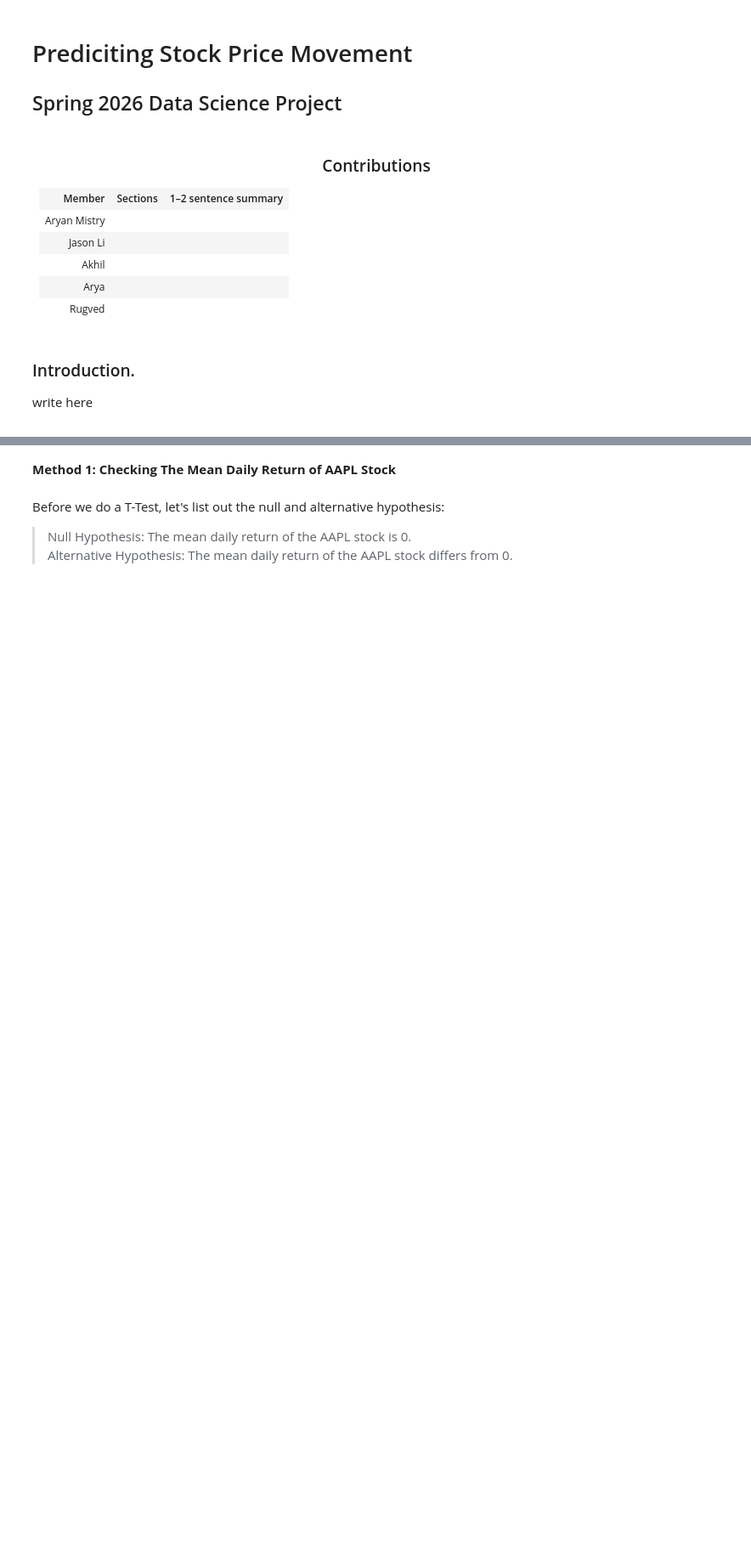
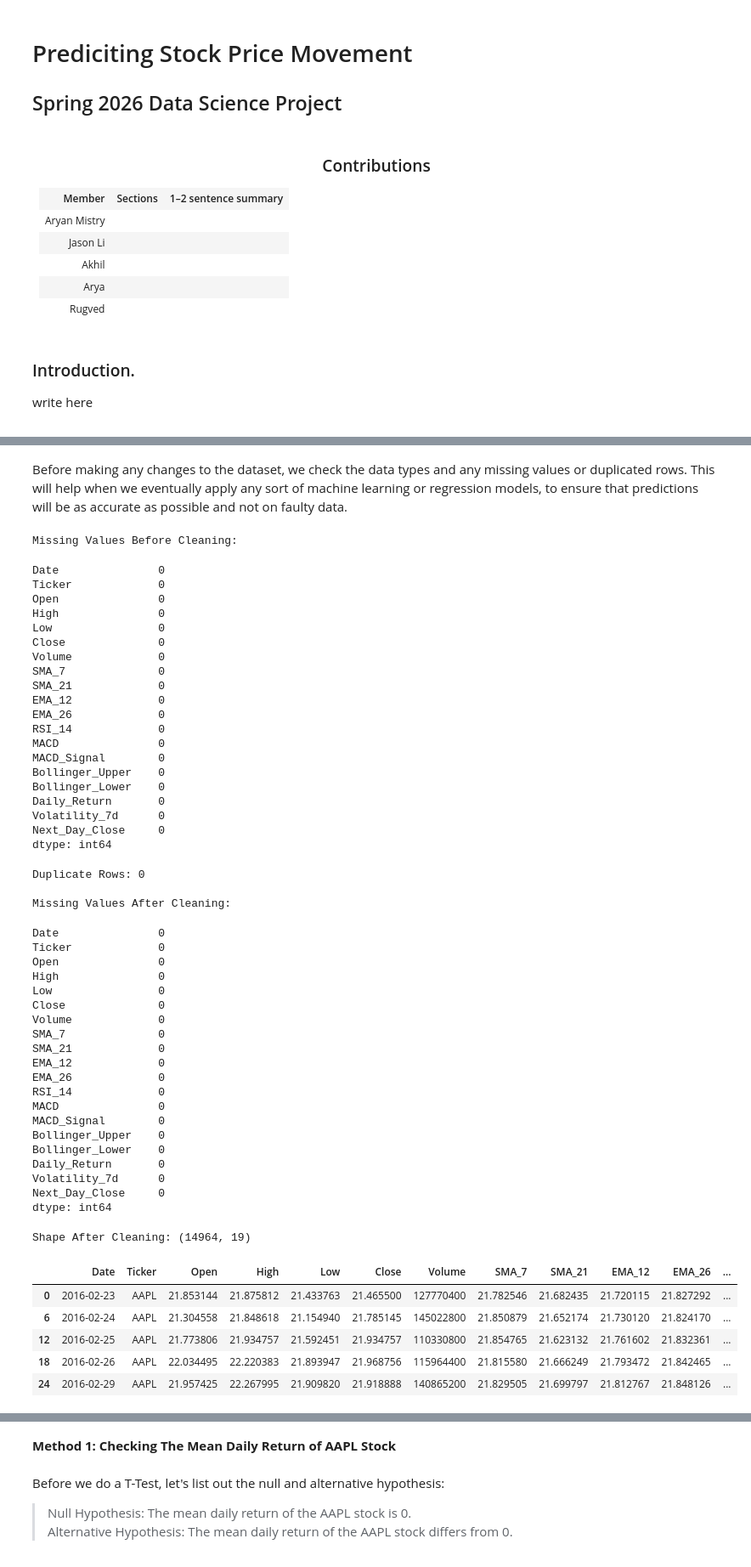
Before and after one commit to jli433/CMSC320_Final_Project, a Jupyter notebook: data.ipynb, the cells around one changed output, grey strips where cells are left out. Shown at 85% size. Saved outputs shown, nothing was run; the diff lists cells and outputs as text; code cells hidden in the pictures; blank space fills up the shorter version.

```diff
--- a/data.ipynb
+++ b/data.ipynb
@@ -93,0 +103,75 @@ None
+# %% [markdown]
+Before making any changes to the dataset, we check the data types and any missing values or duplicated rows. This will help when we eventually apply any sort of machine learning or regression models, to ensure that predictions will be as accurate as possible and not on faulty data.
+# %%
+# Convert the date column to datetime format, and sort the data by the date and the ticker symbol.
+stocks_df["Date"] = pd.to_datetime(stocks_df["Date"])
+stocks_df = stocks_df.sort_values(by=["Ticker", "Date"]).dropna()
+
+# Check for any missing values in the dataset.
+print("Missing Values Before Cleaning:")
+display(stocks_df.isnull().sum())
+
+# Drop any rows that might have missing values.
+stocks_df = stocks_df.dropna()
+
+# Check and remove any duplicated rows.
+print("Duplicate Rows:", stocks_df.duplicated().sum())
+stocks_df = stocks_df.drop_duplicates()
+
+print("\nMissing Values After Cleaning:")
+display(stocks_df.isnull().sum())
+
+print("\nShape After Cleaning:", stocks_df.shape)
+display(stocks_df.head())
+# %% [output]
+Missing Values Before Cleaning:
+Date               0
+Ticker             0
+Open               0
+High               0
+Low                0
+Close              0
+Volume             0
+SMA_7              0
+SMA_21             0
+EMA_12             0
+EMA_26             0
+RSI_14             0
+MACD               0
+MACD_Signal        0
+Bollinger_Upper    0
+Bollinger_Lower    0
+Daily_Return       0
+Volatility_7d      0
+Next_Day_Close     0
+dtype: int64
+Duplicate Rows: 0
+
+Missing Values After Cleaning:
+Date               0
+Ticker             0
+Open               0
+High               0
+Low                0
+Close              0
+Volume             0
+SMA_7              0
+SMA_21             0
+EMA_12             0
+EMA_26             0
+RSI_14             0
+MACD               0
+MACD_Signal        0
+Bollinger_Upper    0
+Bollinger_Lower    0
+Daily_Return       0
+Volatility_7d      0
+Next_Day_Close     0
+dtype: int64
+Shape After Cleaning: (14964, 19)
+|  | Date | Ticker | Open | High | Low | Close | Volume | SMA_7 | SMA_21 | EMA_12 | EMA_26 | ... |
+| 0 | 2016-02-23 | AAPL | 21.853144 | 21.875812 | 21.433763 | 21.465500 | 127770400 | 21.782546 | 21.682435 | 21.720115 | 21.827292 | ... |
+| 6 | 2016-02-24 | AAPL | 21.304558 | 21.848618 | 21.154940 | 21.785145 | 145022800 | 21.850879 | 21.652174 | 21.730120 | 21.824170 | ... |
+| 12 | 2016-02-25 | AAPL | 21.773806 | 21.934757 | 21.592451 | 21.934757 | 110330800 | 21.854765 | 21.623132 | 21.761602 | 21.832361 | ... |
+| 18 | 2016-02-26 | AAPL | 22.034495 | 22.220383 | 21.893947 | 21.968756 | 115964400 | 21.815580 | 21.666249 | 21.793472 | 21.842465 | ... |
+| 24 | 2016-02-29 | AAPL | 21.957425 | 22.267995 | 21.909820 | 21.918888 | 140865200 | 21.829505 | 21.699797 | 21.812767 | 21.848126 | ... |
```
Also changed, not shown: parts of 21 cells of this notebook, 1 other file.
